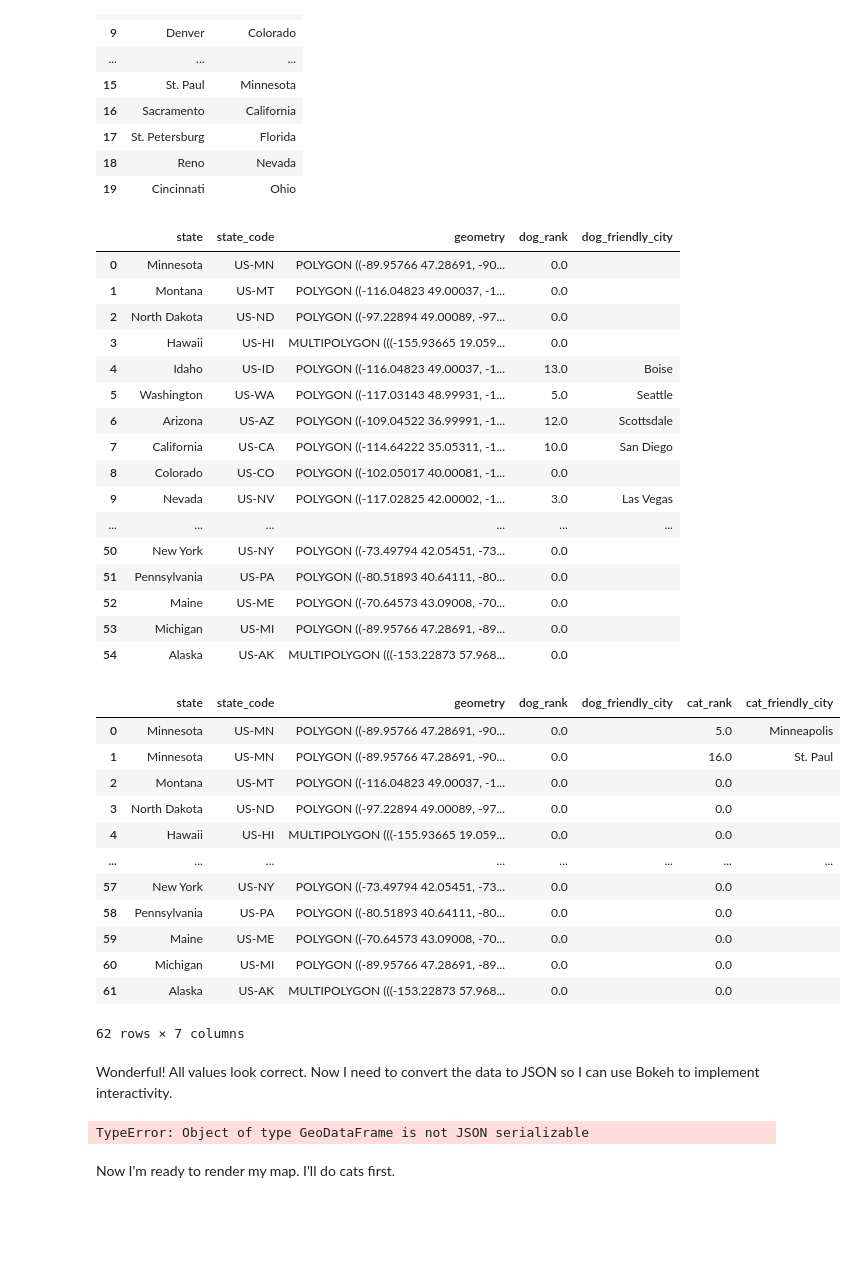
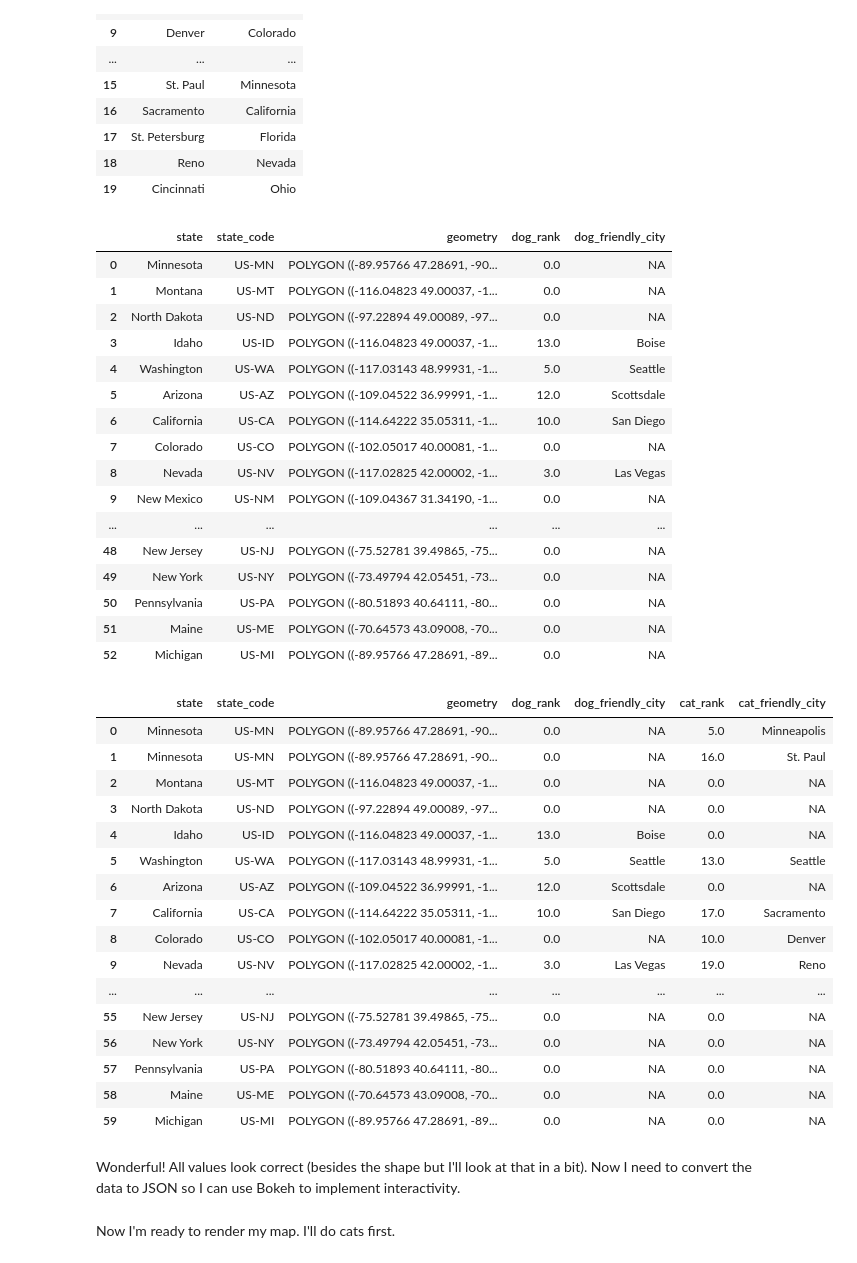
Before and after one commit to KwameTaylor/flask-project, a Jupyter notebook: viz.ipynb, the cells around one changed output. Drawn from its saved outputs; the diff is of its cells as text; code cells hidden in the pictures; blank space fills up the shorter version.

Commit message:
rough draft of bokeh map

```diff
--- a/viz.ipynb
+++ b/viz.ipynb
@@ -33,3 +35,6 @@ gdf.head()
+# %%
+gdf = gdf.drop(gdf[gdf['state'] == 'Alaska'].index)
+gdf = gdf.drop(gdf[gdf['state'] == 'Hawaii'].index)
 # %% [markdown]
 Now that I've loaded the geometric data, I'll load the dog- and cat-friendly location lists.
 # %%
@@ -92,60 +97,62 @@ gdf = gdf.rename(columns={'rank': 'dog_rank'})
 gdf
 # %% [output]
 |  | state | state_code | geometry | dog_rank | dog_friendly_city |
-| 0 | Minnesota | US-MN | POLYGON ((-89.95766 47.28691, -90... | 0.0 |  |
-| 1 | Montana | US-MT | POLYGON ((-116.04823 49.00037, -1... | 0.0 |  |
-| 2 | North Dakota | US-ND | POLYGON ((-97.22894 49.00089, -97... | 0.0 |  |
-| 3 | Hawaii | US-HI | MULTIPOLYGON (((-155.93665 19.059... | 0.0 |  |
-| 4 | Idaho | US-ID | POLYGON ((-116.04823 49.00037, -1... | 13.0 | Boise |
-| 5 | Washington | US-WA | POLYGON ((-117.03143 48.99931, -1... | 5.0 | Seattle |
-| 6 | Arizona | US-AZ | POLYGON ((-109.04522 36.99991, -1... | 12.0 | Scottsdale |
-| 7 | California | US-CA | POLYGON ((-114.64222 35.05311, -1... | 10.0 | San Diego |
-| 8 | Colorado | US-CO | POLYGON ((-102.05017 40.00081, -1... | 0.0 |  |
-| 9 | Nevada | US-NV | POLYGON ((-117.02825 42.00002, -1... | 3.0 | Las Vegas |
+| 0 | Minnesota | US-MN | POLYGON ((-89.95766 47.28691, -90... | 0.0 | NA |
+| 1 | Montana | US-MT | POLYGON ((-116.04823 49.00037, -1... | 0.0 | NA |
+| 2 | North Dakota | US-ND | POLYGON ((-97.22894 49.00089, -97... | 0.0 | NA |
+| 3 | Idaho | US-ID | POLYGON ((-116.04823 49.00037, -1... | 13.0 | Boise |
+| 4 | Washington | US-WA | POLYGON ((-117.03143 48.99931, -1... | 5.0 | Seattle |
+| 5 | Arizona | US-AZ | POLYGON ((-109.04522 36.99991, -1... | 12.0 | Scottsdale |
+| 6 | California | US-CA | POLYGON ((-114.64222 35.05311, -1... | 10.0 | San Diego |
+| 7 | Colorado | US-CO | POLYGON ((-102.05017 40.00081, -1... | 0.0 | NA |
+| 8 | Nevada | US-NV | POLYGON ((-117.02825 42.00002, -1... | 3.0 | Las Vegas |
+| 9 | New Mexico | US-NM | POLYGON ((-109.04367 31.34190, -1... | 0.0 | NA |
 | ... | ... | ... | ... | ... | ... |
-| 50 | New York | US-NY | POLYGON ((-73.49794 42.05451, -73... | 0.0 |  |
-| 51 | Pennsylvania | US-PA | POLYGON ((-80.51893 40.64111, -80... | 0.0 |  |
-| 52 | Maine | US-ME | POLYGON ((-70.64573 43.09008, -70... | 0.0 |  |
-| 53 | Michigan | US-MI | POLYGON ((-89.95766 47.28691, -89... | 0.0 |  |
-| 54 | Alaska | US-AK | MULTIPOLYGON (((-153.22873 57.968... | 0.0 |  |
+| 48 | New Jersey | US-NJ | POLYGON ((-75.52781 39.49865, -75... | 0.0 | NA |
+| 49 | New York | US-NY | POLYGON ((-73.49794 42.05451, -73... | 0.0 | NA |
+| 50 | Pennsylvania | US-PA | POLYGON ((-80.51893 40.64111, -80... | 0.0 | NA |
+| 51 | Maine | US-ME | POLYGON ((-70.64573 43.09008, -70... | 0.0 | NA |
+| 52 | Michigan | US-MI | POLYGON ((-89.95766 47.28691, -89... | 0.0 | NA |
 # %%
 cats.reset_index(inplace=True)
 cats = cats.rename(columns = {'index':'rank'})
 cats['rank'] = cats['rank'] + 1
 
 # Merge dataframes gdf and dogs
 gdf = gdf.merge(cats, how='left', on='state')
 # fill missing rank with rank of zero and missing city with an empty string
 gdf['rank'] = gdf['rank'].fillna(0)
-gdf['city'] = gdf['city'].fillna('')
+gdf['city'] = gdf['city'].fillna('NA')
 # rename columns
 gdf = gdf.rename(columns={'city': 'cat_friendly_city'})
 gdf = gdf.rename(columns={'rank': 'cat_rank'})
 
 gdf
 # %% [output]
 |  | state | state_code | geometry | dog_rank | dog_friendly_city | cat_rank | cat_friendly_city |
-| 0 | Minnesota | US-MN | POLYGON ((-89.95766 47.28691, -90... | 0.0 |  | 5.0 | Minneapolis |
-| 1 | Minnesota | US-MN | POLYGON ((-89.95766 47.28691, -90... | 0.0 |  | 16.0 | St. Paul |
-| 2 | Montana | US-MT | POLYGON ((-116.04823 49.00037, -1... | 0.0 |  | 0.0 |  |
-| 3 | North Dakota | US-ND | POLYGON ((-97.22894 49.00089, -97... | 0.0 |  | 0.0 |  |
-| 4 | Hawaii | US-HI | MULTIPOLYGON (((-155.93665 19.059... | 0.0 |  | 0.0 |  |
+| 0 | Minnesota | US-MN | POLYGON ((-89.95766 47.28691, -90... | 0.0 | NA | 5.0 | Minneapolis |
+| 1 | Minnesota | US-MN | POLYGON ((-89.95766 47.28691, -90... | 0.0 | NA | 16.0 | St. Paul |
+| 2 | Montana | US-MT | POLYGON ((-116.04823 49.00037, -1... | 0.0 | NA | 0.0 | NA |
+| 3 | North Dakota | US-ND | POLYGON ((-97.22894 49.00089, -97... | 0.0 | NA | 0.0 | NA |
+| 4 | Idaho | US-ID | POLYGON ((-116.04823 49.00037, -1... | 13.0 | Boise | 0.0 | NA |
+| 5 | Washington | US-WA | POLYGON ((-117.03143 48.99931, -1... | 5.0 | Seattle | 13.0 | Seattle |
+| 6 | Arizona | US-AZ | POLYGON ((-109.04522 36.99991, -1... | 12.0 | Scottsdale | 0.0 | NA |
+| 7 | California | US-CA | POLYGON ((-114.64222 35.05311, -1... | 10.0 | San Diego | 17.0 | Sacramento |
+| 8 | Colorado | US-CO | POLYGON ((-102.05017 40.00081, -1... | 0.0 | NA | 10.0 | Denver |
+| 9 | Nevada | US-NV | POLYGON ((-117.02825 42.00002, -1... | 3.0 | Las Vegas | 19.0 | Reno |
 | ... | ... | ... | ... | ... | ... | ... | ... |
-| 57 | New York | US-NY | POLYGON ((-73.49794 42.05451, -73... | 0.0 |  | 0.0 |  |
-| 58 | Pennsylvania | US-PA | POLYGON ((-80.51893 40.64111, -80... | 0.0 |  | 0.0 |  |
-| 59 | Maine | US-ME | POLYGON ((-70.64573 43.09008, -70... | 0.0 |  | 0.0 |  |
-| 60 | Michigan | US-MI | POLYGON ((-89.95766 47.28691, -89... | 0.0 |  | 0.0 |  |
-| 61 | Alaska | US-AK | MULTIPOLYGON (((-153.22873 57.968... | 0.0 |  | 0.0 |  |
+| 55 | New Jersey | US-NJ | POLYGON ((-75.52781 39.49865, -75... | 0.0 | NA | 0.0 | NA |
+| 56 | New York | US-NY | POLYGON ((-73.49794 42.05451, -73... | 0.0 | NA | 0.0 | NA |
+| 57 | Pennsylvania | US-PA | POLYGON ((-80.51893 40.64111, -80... | 0.0 | NA | 0.0 | NA |
+| 58 | Maine | US-ME | POLYGON ((-70.64573 43.09008, -70... | 0.0 | NA | 0.0 | NA |
+| 59 | Michigan | US-MI | POLYGON ((-89.95766 47.28691, -89... | 0.0 | NA | 0.0 | NA |
-62 rows × 7 columns
 # %% [markdown]
-Wonderful! All values look correct. Now I need to convert the data to JSON so I can use Bokeh to implement interactivity.
+Wonderful! All values look correct (besides the shape but I'll look at that in a bit). Now I need to convert the data to JSON so I can use Bokeh to implement interactivity.
 # %%
 #Read data to json.
 json_gdf = json.loads(gdf.to_json())
 #Convert to String like object.
-json_gdf = json.dumps(gdf)
+json_gdf = json.dumps(json_gdf)
-# %% [output]
-TypeError: Object of type GeoDataFrame is not JSON serializable
 # %% [markdown]
 Now I'm ready to render my map. I'll do cats first.
 # %%
```
Also changed, not shown: parts of 4 cells of this notebook.
